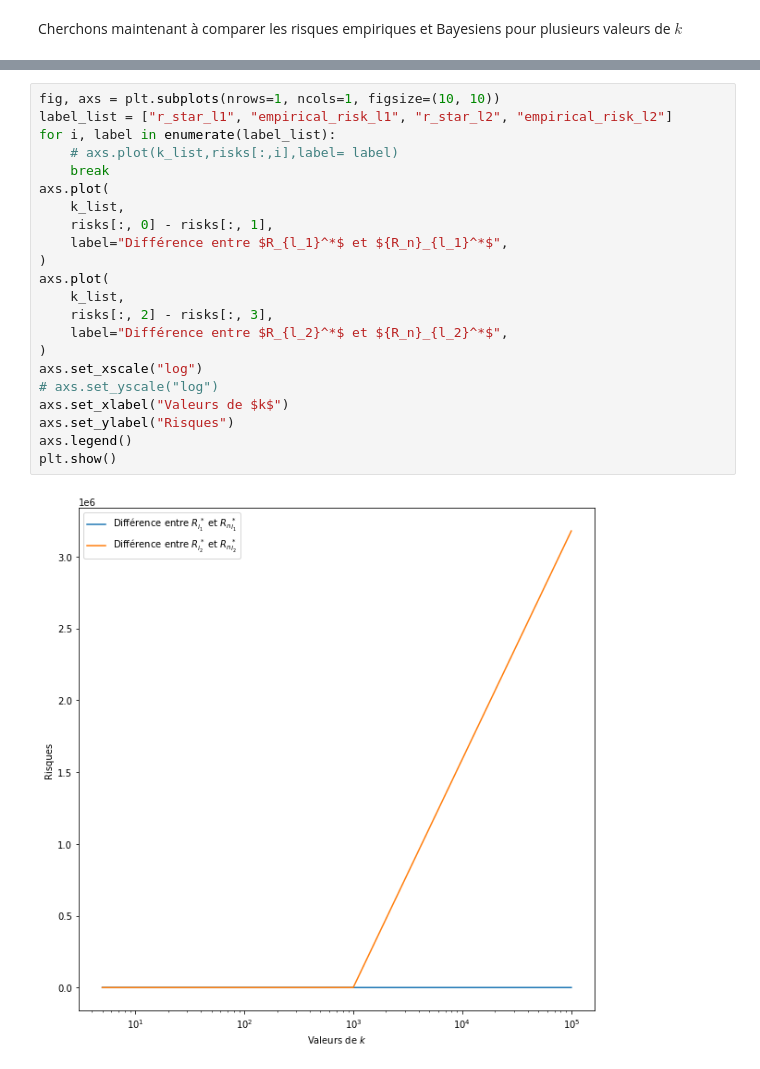
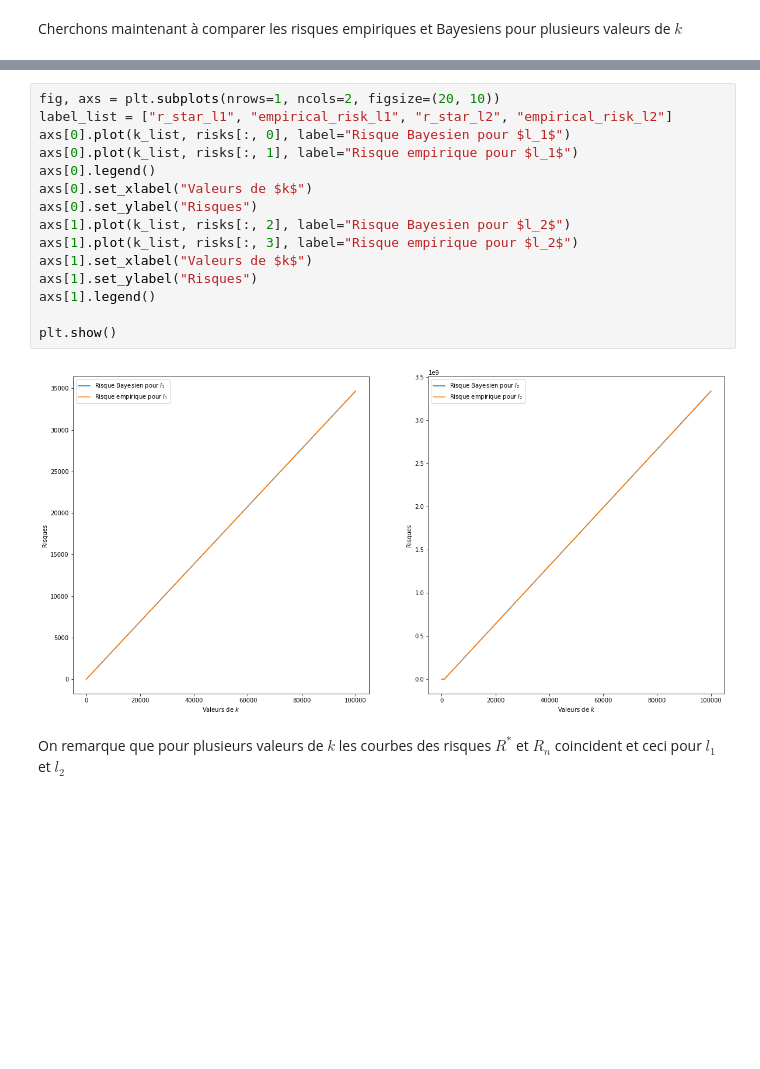
Before and after one commit to Bast-94/FTML-project, a Jupyter notebook: 2-Bayes_risk_with_absolute_loss.ipynb, the cells around one changed output, grey strips where cells are left out. Saved outputs shown, nothing was run; the diff lists cells and outputs as text; blank space fills up the shorter version.

Commit message:
ADD(EX2.Q1): Ajout des plots finale pour les différentes valeurs de $k$.

```diff
--- a/2-Bayes_risk_with_absolute_loss.ipynb
+++ b/2-Bayes_risk_with_absolute_loss.ipynb
@@ -210,24 +201,19 @@ print(risks)
-# %%
-fig, axs = plt.subplots(nrows=1, ncols=1, figsize=(10, 10))
-label_list = ["r_star_l1", "empirical_risk_l1", "r_star_l2", "empirical_risk_l2"]
-for i, label in enumerate(label_list):
-    # axs.plot(k_list,risks[:,i],label= label)
-    break
-axs.plot(
-    k_list,
-    risks[:, 0] - risks[:, 1],
-    label="Différence entre $R_{l_1}^*$ et ${R_n}_{l_1}^*$",
-)
-axs.plot(
-    k_list,
-    risks[:, 2] - risks[:, 3],
-    label="Différence entre $R_{l_2}^*$ et ${R_n}_{l_2}^*$",
-)
-axs.set_xscale("log")
-# axs.set_yscale("log")
-axs.set_xlabel("Valeurs de $k$")
-axs.set_ylabel("Risques")
-axs.legend()
-plt.show()
-# %% [output]
-[figure, removed]
+# %%
+fig, axs = plt.subplots(nrows=1, ncols=2, figsize=(20, 10))
+label_list = ["r_star_l1", "empirical_risk_l1", "r_star_l2", "empirical_risk_l2"]
+axs[0].plot(k_list, risks[:, 0], label="Risque Bayesien pour $l_1$")
+axs[0].plot(k_list, risks[:, 1], label="Risque empirique pour $l_1$")
+axs[0].legend()
+axs[0].set_xlabel("Valeurs de $k$")
+axs[0].set_ylabel("Risques")
+axs[1].plot(k_list, risks[:, 2], label="Risque Bayesien pour $l_2$")
+axs[1].plot(k_list, risks[:, 3], label="Risque empirique pour $l_2$")
+axs[1].set_xlabel("Valeurs de $k$")
+axs[1].set_ylabel("Risques")
+axs[1].legend()
+
+plt.show()
+# %% [output]
+[figure, added]
+# %% [markdown]
+On remarque que pour plusieurs valeurs de $k$ les courbes des risques $R^*$ et $R_n$ coincident et ceci pour $l_1$ et $l_2$
```
Also changed, not shown: parts of 2 cells of this notebook.
